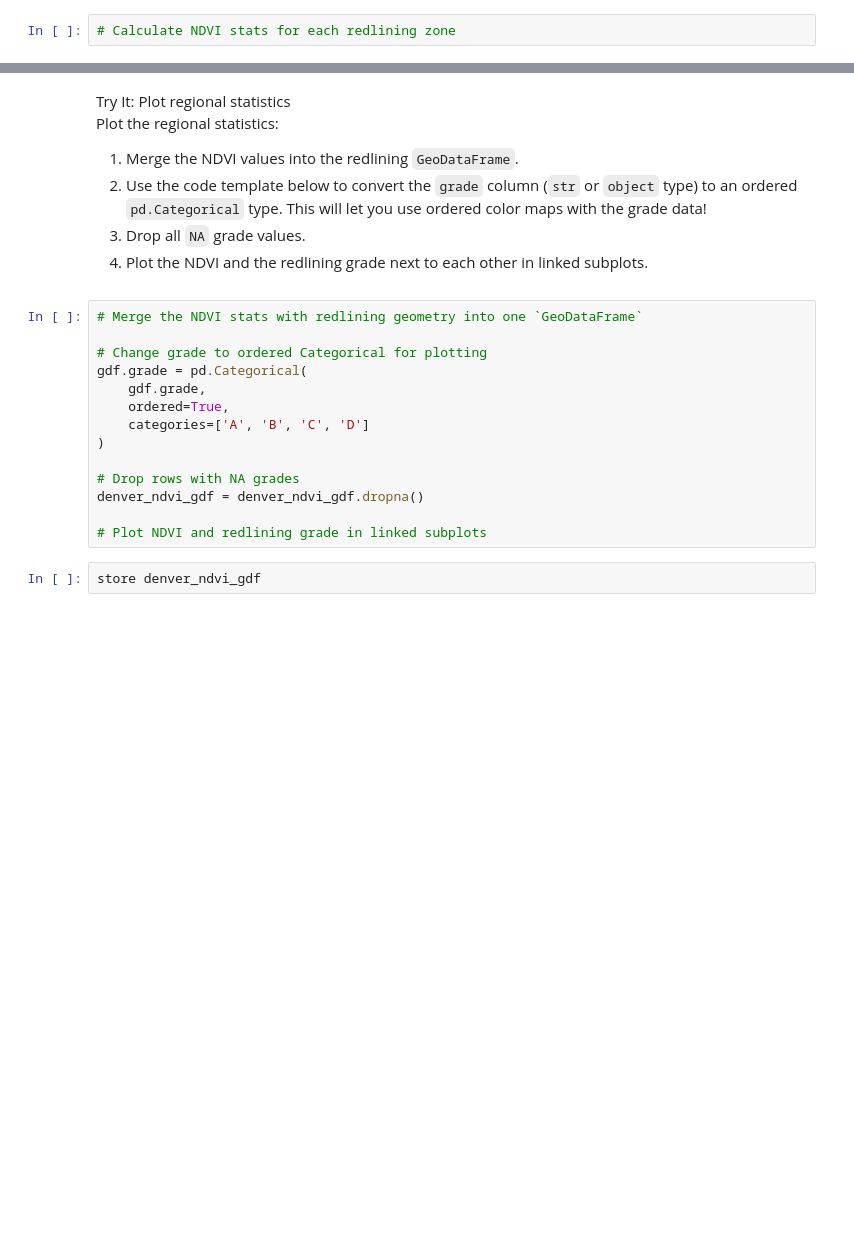
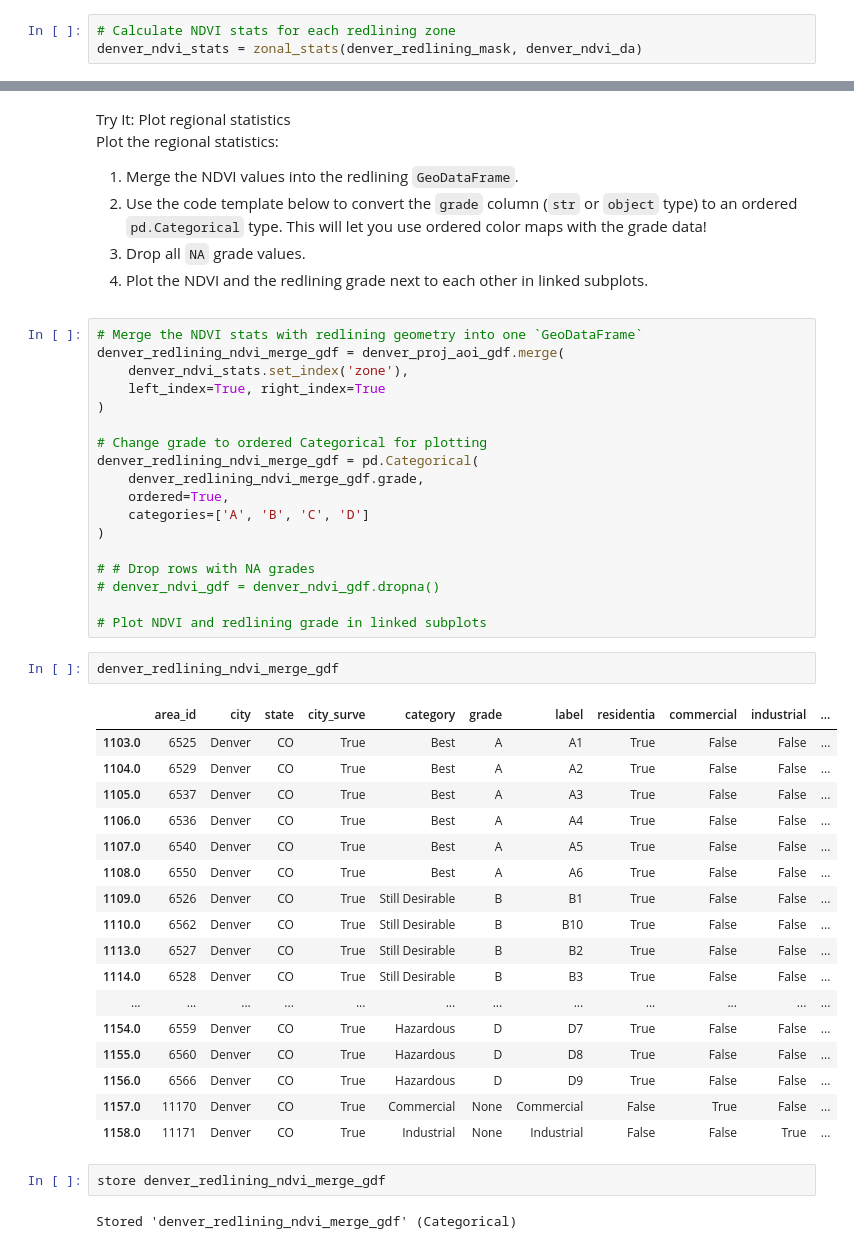
Before and after one commit to earthlab-education/fundamentals-04-redlining-gpb3037, a Jupyter notebook: notebooks/redlining-41-zonal-stats.ipynb, the cells around one changed output, grey strips where cells are left out. Cells and saved outputs as stored; diff of their text form; blank space fills up the shorter version.

```diff
--- a/notebooks/redlining-41-zonal-stats.ipynb
+++ b/notebooks/redlining-41-zonal-stats.ipynb
@@ -146,2 +145,3 @@ To figure out which arguments it needs, use either the
 # %%
 # Calculate NDVI stats for each redlining zone
+denver_ndvi_stats = zonal_stats(denver_redlining_mask, denver_ndvi_da)
@@ -160,17 +180,43 @@ subplots.</li>
 </ol></div></div>
 # %%
 # Merge the NDVI stats with redlining geometry into one `GeoDataFrame`
+denver_redlining_ndvi_merge_gdf = denver_proj_aoi_gdf.merge(
+    denver_ndvi_stats.set_index('zone'),
+    left_index=True, right_index=True
+)
 
 # Change grade to ordered Categorical for plotting
-gdf.grade = pd.Categorical(
-    gdf.grade,
+denver_redlining_ndvi_merge_gdf = pd.Categorical(
+    denver_redlining_ndvi_merge_gdf.grade,
     ordered=True,
     categories=['A', 'B', 'C', 'D']
 )
 
-# Drop rows with NA grades
-denver_ndvi_gdf = denver_ndvi_gdf.dropna()
+# # Drop rows with NA grades
+# denver_ndvi_gdf = denver_ndvi_gdf.dropna()
 
 # Plot NDVI and redlining grade in linked subplots
+# %%
+denver_redlining_ndvi_merge_gdf
+# %% [output]
+|  | area_id | city | state | city_surve | category | grade | label | residentia | commercial | industrial | ... |
+| 1103.0 | 6525 | Denver | CO | True | Best | A | A1 | True | False | False | ... |
+| 1104.0 | 6529 | Denver | CO | True | Best | A | A2 | True | False | False | ... |
+| 1105.0 | 6537 | Denver | CO | True | Best | A | A3 | True | False | False | ... |
+| 1106.0 | 6536 | Denver | CO | True | Best | A | A4 | True | False | False | ... |
+| 1107.0 | 6540 | Denver | CO | True | Best | A | A5 | True | False | False | ... |
+| 1108.0 | 6550 | Denver | CO | True | Best | A | A6 | True | False | False | ... |
+| 1109.0 | 6526 | Denver | CO | True | Still Desirable | B | B1 | True | False | False | ... |
+| 1110.0 | 6562 | Denver | CO | True | Still Desirable | B | B10 | True | False | False | ... |
+| 1113.0 | 6527 | Denver | CO | True | Still Desirable | B | B2 | True | False | False | ... |
+| 1114.0 | 6528 | Denver | CO | True | Still Desirable | B | B3 | True | False | False | ... |
+| ... | ... | ... | ... | ... | ... | ... | ... | ... | ... | ... | ... |
+| 1154.0 | 6559 | Denver | CO | True | Hazardous | D | D7 | True | False | False | ... |
+| 1155.0 | 6560 | Denver | CO | True | Hazardous | D | D8 | True | False | False | ... |
+| 1156.0 | 6566 | Denver | CO | True | Hazardous | D | D9 | True | False | False | ... |
+| 1157.0 | 11170 | Denver | CO | True | Commercial | None | Commercial | False | True | False | ... |
+| 1158.0 | 11171 | Denver | CO | True | Industrial | None | Industrial | False | False | True | ... |
 # %%
-store denver_ndvi_gdf
+store denver_redlining_ndvi_merge_gdf
+# %% [output]
+Stored 'denver_redlining_ndvi_merge_gdf' (Categorical)
```
Also changed, not shown: parts of 4 cells of this notebook.
